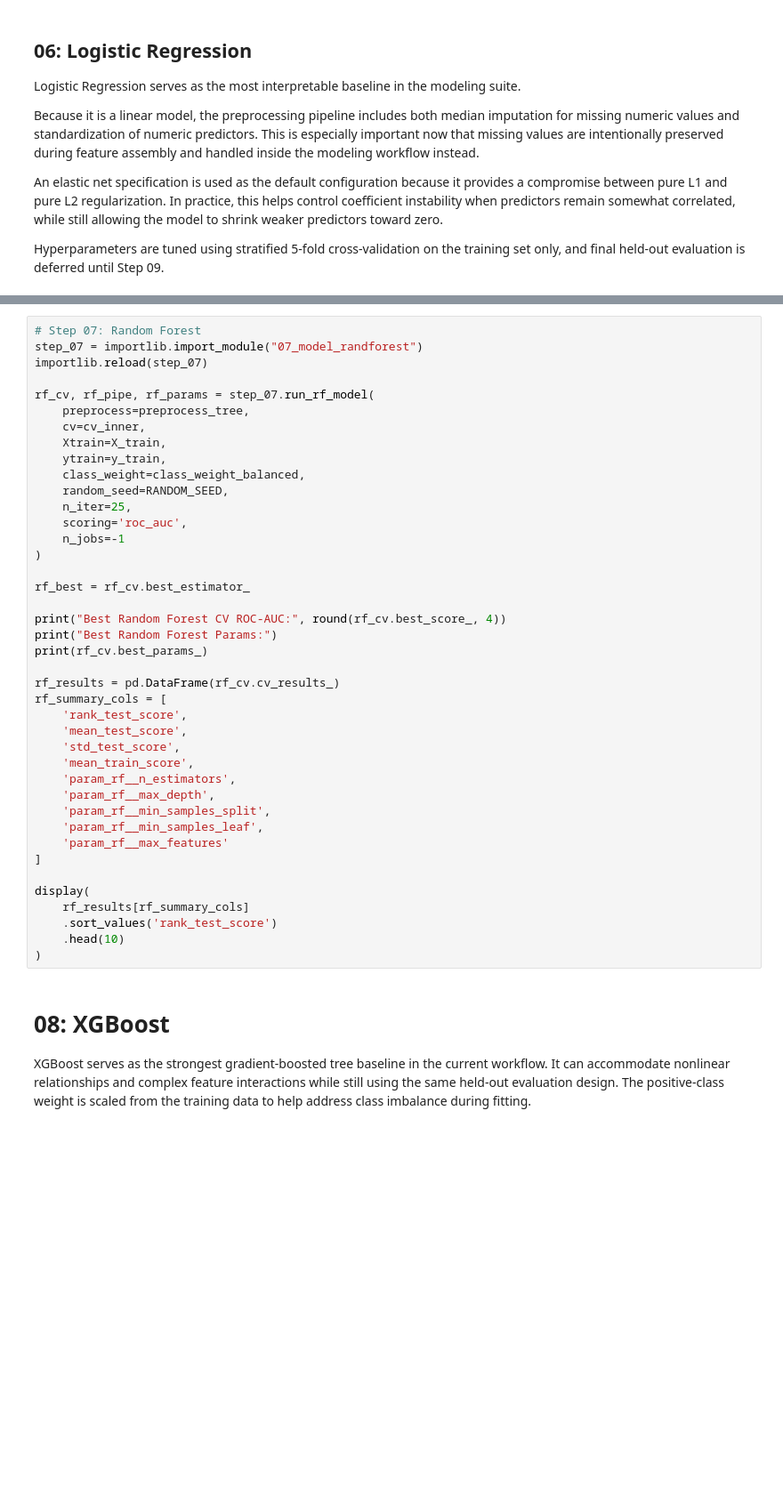
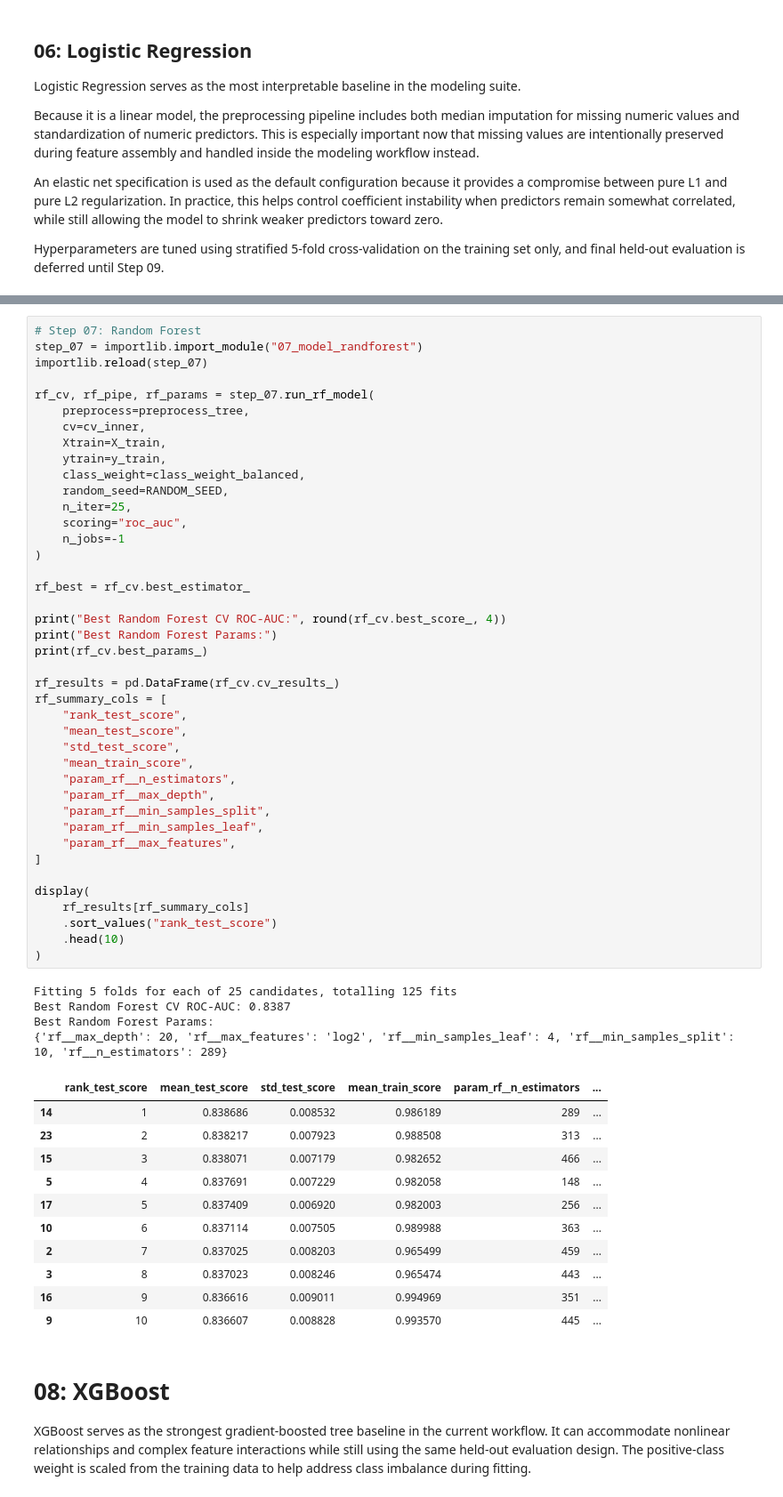
Before and after one commit to Rjashby1/cms-hai-risk-prediction, a Jupyter notebook: code/main_pipeline.ipynb, the cells around one changed output, grey strips where cells are left out. Shown at 89% size. Drawn from its saved outputs; the diff is of its cells as text; blank space fills up the shorter version.

```diff
--- a/code/main_pipeline.ipynb
+++ b/code/main_pipeline.ipynb
@@ -538,44 +556,60 @@ Random Forest provides a nonlinear ensemble baseline that can capture interactio
 # %%
 # Step 07: Random Forest
 step_07 = importlib.import_module("07_model_randforest")
 importlib.reload(step_07)
 
 rf_cv, rf_pipe, rf_params = step_07.run_rf_model(
     preprocess=preprocess_tree,
     cv=cv_inner,
     Xtrain=X_train,
     ytrain=y_train,
     class_weight=class_weight_balanced,
     random_seed=RANDOM_SEED,
     n_iter=25,
-    scoring='roc_auc',
+    scoring="roc_auc",
     n_jobs=-1
 )
 
 rf_best = rf_cv.best_estimator_
 
 print("Best Random Forest CV ROC-AUC:", round(rf_cv.best_score_, 4))
 print("Best Random Forest Params:")
 print(rf_cv.best_params_)
 
 rf_results = pd.DataFrame(rf_cv.cv_results_)
 rf_summary_cols = [
-    'rank_test_score',
-    'mean_test_score',
-    'std_test_score',
-    'mean_train_score',
-    'param_rf__n_estimators',
-    'param_rf__max_depth',
-    'param_rf__min_samples_split',
-    'param_rf__min_samples_leaf',
-    'param_rf__max_features'
+    "rank_test_score",
+    "mean_test_score",
+    "std_test_score",
+    "mean_train_score",
+    "param_rf__n_estimators",
+    "param_rf__max_depth",
+    "param_rf__min_samples_split",
+    "param_rf__min_samples_leaf",
+    "param_rf__max_features",
 ]
 
 display(
     rf_results[rf_summary_cols]
-    .sort_values('rank_test_score')
+    .sort_values("rank_test_score")
     .head(10)
 )
+# %% [output]
+Fitting 5 folds for each of 25 candidates, totalling 125 fits
+Best Random Forest CV ROC-AUC: 0.8387
+Best Random Forest Params:
+{'rf__max_depth': 20, 'rf__max_features': 'log2', 'rf__min_samples_leaf': 4, 'rf__min_samples_split': 10, 'rf__n_estimators': 289}
+|  | rank_test_score | mean_test_score | std_test_score | mean_train_score | param_rf__n_estimators | ... |
+| 14 | 1 | 0.838686 | 0.008532 | 0.986189 | 289 | ... |
+| 23 | 2 | 0.838217 | 0.007923 | 0.988508 | 313 | ... |
+| 15 | 3 | 0.838071 | 0.007179 | 0.982652 | 466 | ... |
+| 5 | 4 | 0.837691 | 0.007229 | 0.982058 | 148 | ... |
+| 17 | 5 | 0.837409 | 0.006920 | 0.982003 | 256 | ... |
+| 10 | 6 | 0.837114 | 0.007505 | 0.989988 | 363 | ... |
+| 2 | 7 | 0.837025 | 0.008203 | 0.965499 | 459 | ... |
+| 3 | 8 | 0.837023 | 0.008246 | 0.965474 | 443 | ... |
+| 16 | 9 | 0.836616 | 0.009011 | 0.994969 | 351 | ... |
+| 9 | 10 | 0.836607 | 0.008828 | 0.993570 | 445 | ... |
 # %% [markdown]
 # 08: XGBoost
 
```
Also changed, not shown: parts of 2 cells of this notebook, 1 other file.
